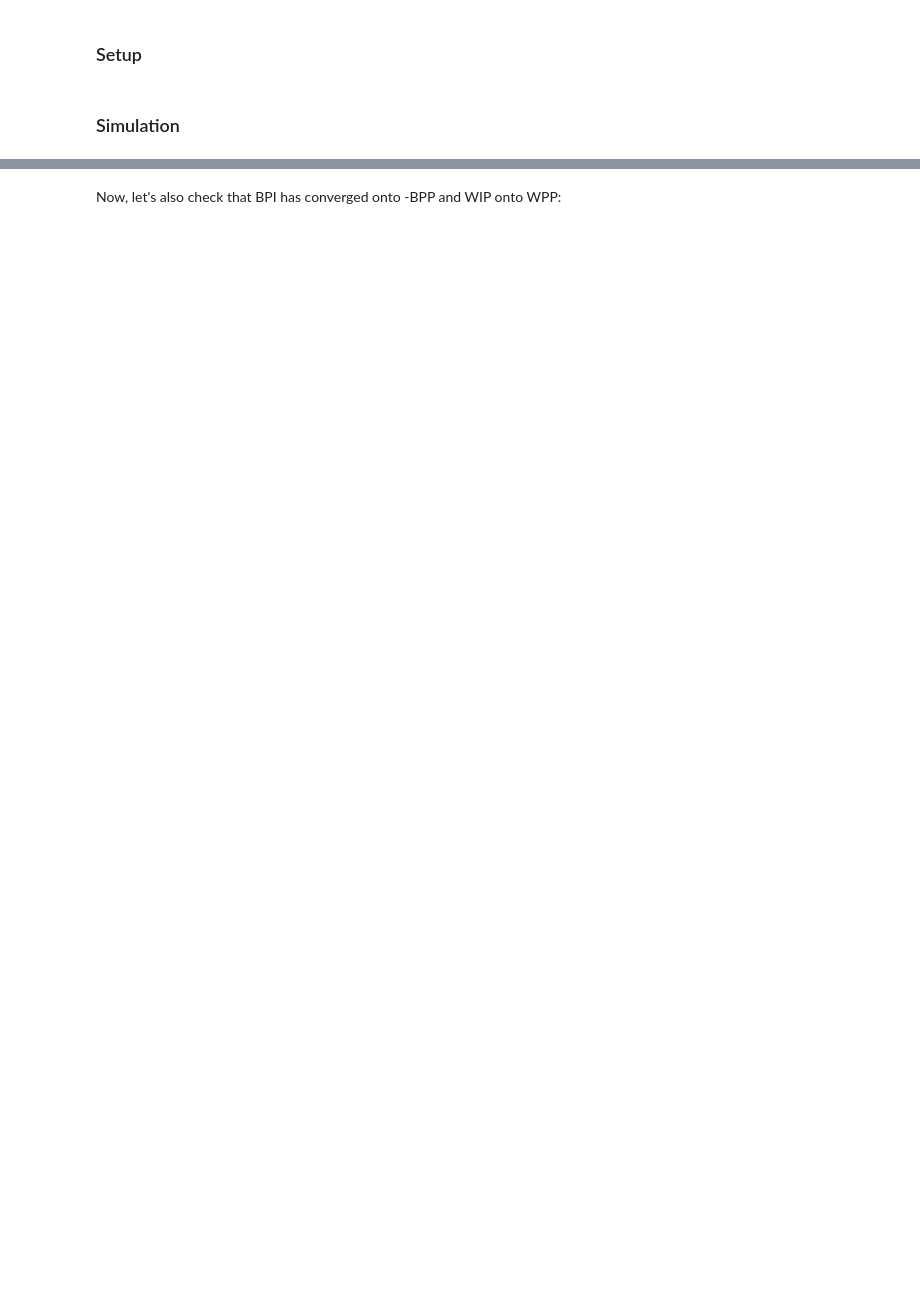
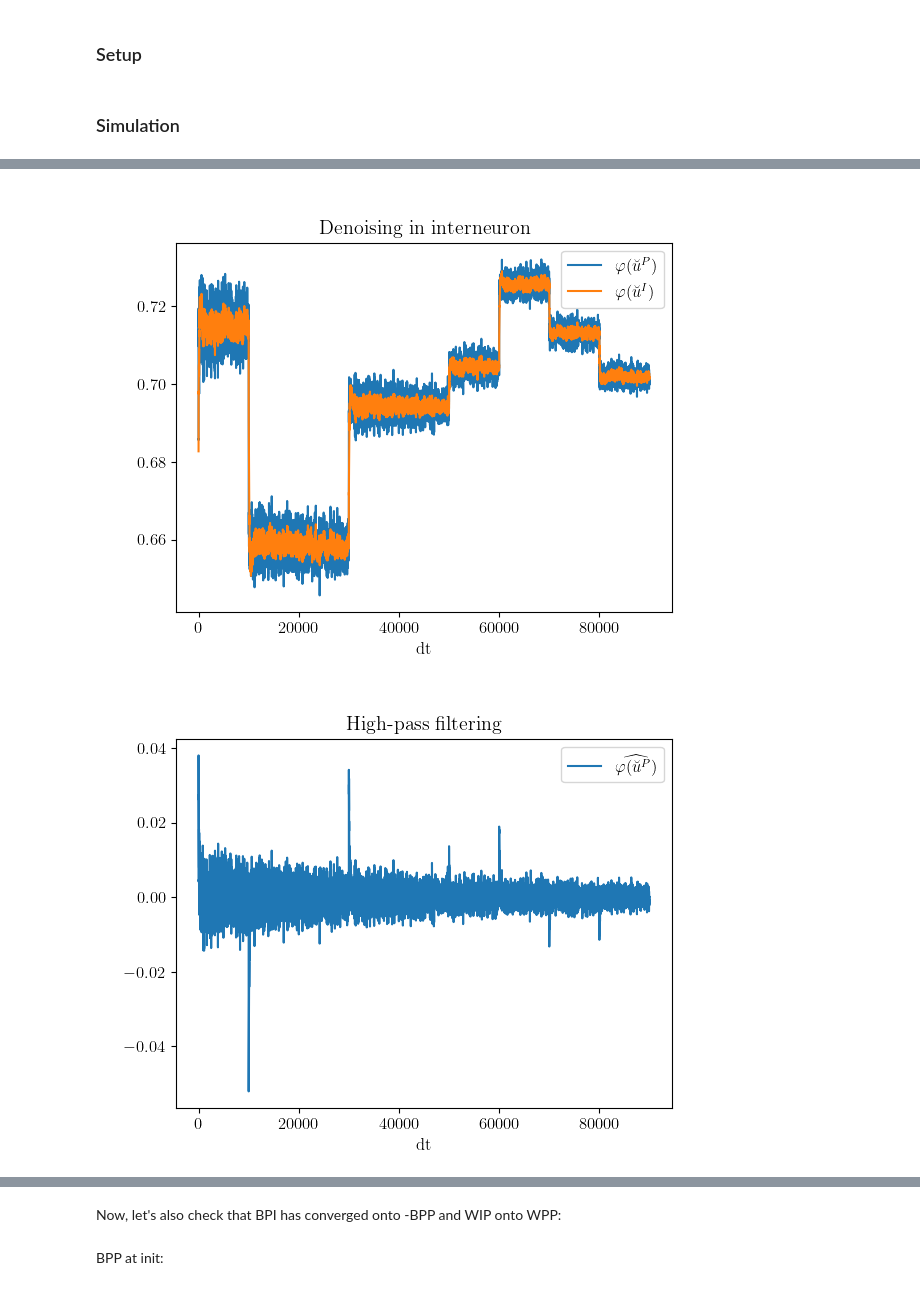
Before and after one commit to kma-code/Phaseless-Alignment-Learning, a Jupyter notebook: RtDeep/RtDeep simple demo.ipynb, the cells around one changed output, grey strips where cells are left out. Drawn from its saved outputs; the diff is of its cells as text; code cells hidden in the pictures; blank space fills up the shorter version.

```diff
--- a/RtDeep/RtDeep simple demo.ipynb
+++ b/RtDeep/RtDeep simple demo.ipynb
@@ -40,8 +42,9 @@ dtxi   = 10 * dt
 tausyn = 100 * dt
 Tpres  = 1e+4 * dt
 Tbw    = 1 * Tpres # time scale of phases for backward weight learning
-Ttot   = 30 * Tpres # total simulation time
+Ttot   = 10 * Tpres # total simulation time
 
-# noise settings
+# noise settings: noise needs to be chosen very small, because we add it to the voltages,
+# and then calculate the lookahead value. This leads to large values noise_breve, which is ultimately used to update BPP
 noise_scale = [5*1e-7]
 # %%
@@ -118,28 +121,33 @@ uPbreve_time_series = []
 rIbreve_time_series = []
 rPbreve_time_series = []
 rPbreve_HI_time_series = []
+xibreve_time_series = []
 
 WPP_time_series = []
 BPP_time_series = []
 WIP_time_series = []
 BPI_time_series = []
+dBPP_time_series = []
 
 for i in range(len(r0_random)):
-    mc1.evolve_system(r0=r0_random[i], learn_weights=True, learn_bw_weights=True)
+    mc1.evolve_system(r0=r0_random[i], learn_weights=True, learn_bw_weights=True) # << adapt WIP, BPI and BPP
 
-    uIbreve_time_series.append(copy.deepcopy(mc1.uI_breve))
-    uPbreve_time_series.append(copy.deepcopy(mc1.uP_breve))
+    # uIbreve_time_series.append(copy.deepcopy(mc1.uI_breve))
+    # uPbreve_time_series.append(copy.deepcopy(mc1.uP_breve))
     rIbreve_time_series.append(copy.deepcopy(mc1.rI_breve))
     rPbreve_time_series.append(copy.deepcopy(mc1.rP_breve))
     u_time_series.append(copy.deepcopy(mc1.get_voltages()))
 
     rPbreve_HI_time_series.append(copy.deepcopy(mc1.rP_breve_HI))
+    xibreve_time_series.append(copy.deepcopy(mc1.noise_breve))
     WPP, WIP, BPP, BPI = mc1.get_weights()
     WPP_time_series.append(copy.deepcopy(WPP))
     BPP_time_series.append(copy.deepcopy(BPP))
     WIP_time_series.append(copy.deepcopy(WIP))
     BPI_time_series.append(copy.deepcopy(BPI))
 
+    dBPP_time_series.append(copy.deepcopy(mc1.dBPP))
+
 uP_time_series = [u[0] for u in u_time_series]
 uI_time_series = [u[1] for u in u_time_series]
 # %% [output]
@@ -152,20 +174,34 @@ Learning backward weights to layer 1
 # %%
-fig = plt.figure()
-uP = [uP[0] for uP in uPbreve_time_series]
-plt.plot(np.array(uP[int(Tpres/dt):]).ravel())
-plt.show()
+# fig = plt.figure()
+# rP = [rP[0] for rP in rPbreve_time_series]
+# plt.plot(np.array(rP[int(Tpres/dt):]).ravel())
+# plt.show()
 
 fig = plt.figure()
-uP = [uP[1] for uP in uPbreve_time_series]
-plt.plot(np.array(uP[int(Tpres/dt):]).ravel())
-plt.plot(np.array(uIbreve_time_series[int(Tpres/dt):]).ravel())
+rP = [rP[1] for rP in rPbreve_time_series]
+plt.plot(np.array(rP[int(Tpres/dt):]).ravel(), label="$\\varphi{(\\breve{u}^P)}$")
+plt.plot(np.array(rIbreve_time_series[int(Tpres/dt):]).ravel(), label="$\\varphi{(\\breve{u}^I)}$")
+plt.legend()
+plt.title("Denoising in interneuron")
 plt.xlabel('dt')
 plt.show()
 
 
 fig = plt.figure()
 rPbreve_HI = [rPbreve_HI[1] for rPbreve_HI in rPbreve_HI_time_series]
-plt.plot(np.array(rPbreve_HI[int(Tpres/dt):]).ravel(), label="rPbreveHI")
+plt.plot(np.array(rPbreve_HI[int(Tpres/dt):]).ravel(), label="$\widehat{\\varphi{(\\breve{u}^P)}}$")
+plt.xlabel('dt')
+plt.title("High-pass filtering")
+plt.legend()
+plt.show()
+
+fig = plt.figure()
+xibreve = [xibreve[0] for xibreve in xibreve_time_series]
+plt.plot(np.array(xibreve[int(Tpres/dt):]), label=["$\\breve{\\xi_1}$","$\\breve{\\xi_2}$"])
+plt.title("Lookahead of noise")
 plt.xlabel('dt')
 plt.legend()
 plt.show()
+# %% [output]
+[figure, added]
+[figure, added]
@@ -193 +228,3 @@ for i in range(len(BPP_time_series[0])):
                            ]))
+# %% [markdown]
+BPP at init:
```
Also changed, not shown: parts of 17 cells of this notebook, 1 other file.
